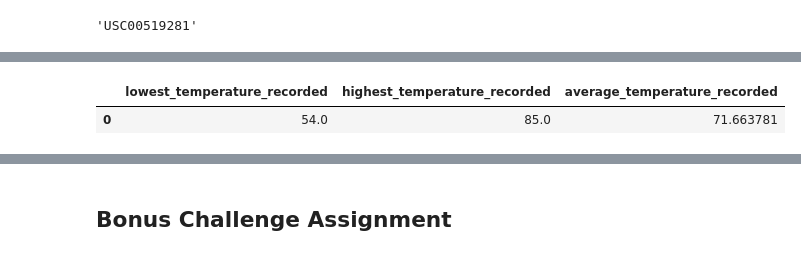
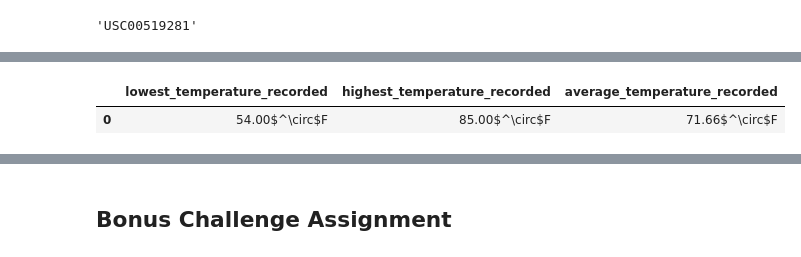
Before and after one commit to bnarath/Hawaii_Climate_App, a Jupyter notebook: Code/climate_starter.ipynb, the cells around one changed output, grey strips where cells are left out. Cells and saved outputs as stored; diff of their text form; code cells hidden in the pictures.

```diff
--- a/Code/climate_starter.ipynb
+++ b/Code/climate_starter.ipynb
@@ -297,5 +297,5 @@ FROM measurement GROUP BY measurement.station) AS anon_1 ORDER BY anon_1."DataPo
 pd.read_sql(session.query(func.min(Measurement.tobs).label("lowest_temperature_recorded"),\
               func.max(Measurement.tobs).label("highest_temperature_recorded"),\
               func.avg(Measurement.tobs).label("average_temperature_recorded")).\
-filter(Measurement.station==most_active_station).statement, session.bind)
+filter(Measurement.station==most_active_station).statement, session.bind).applymap(lambda x: "{:.2f}$^\circ$F".format(x))
 # %% [output]
@@ -306,2 +306,2 @@ WHERE measurement.station = ?
 |  | lowest_temperature_recorded | highest_temperature_recorded | average_temperature_recorded |
-| 0 | 54.0 | 85.0 | 71.663781 |
+| 0 | 54.00$^\circ$F | 85.00$^\circ$F | 71.66$^\circ$F |
```
Also changed, not shown: parts of 3 cells of this notebook, 2 other files.
